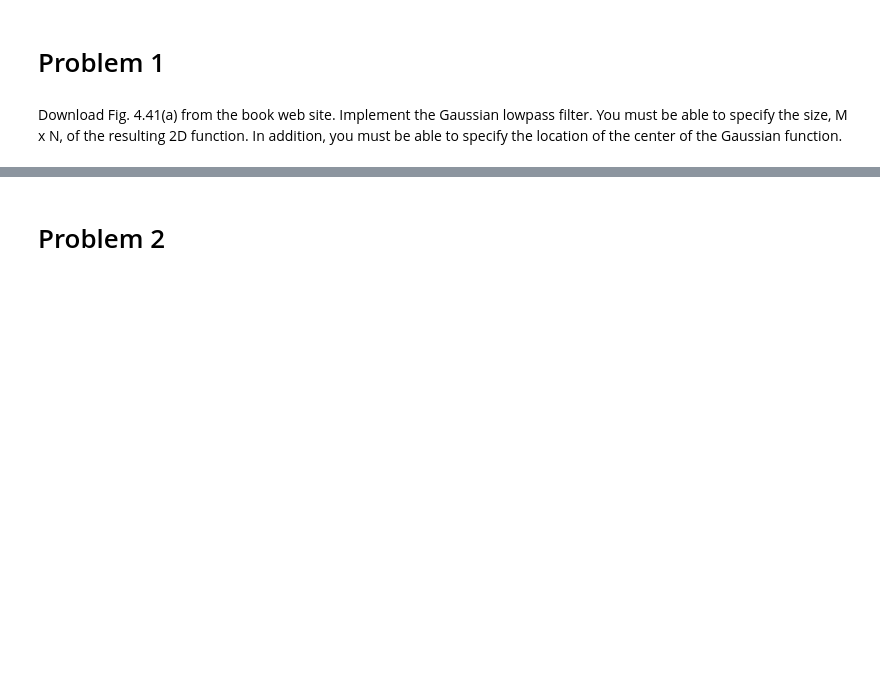
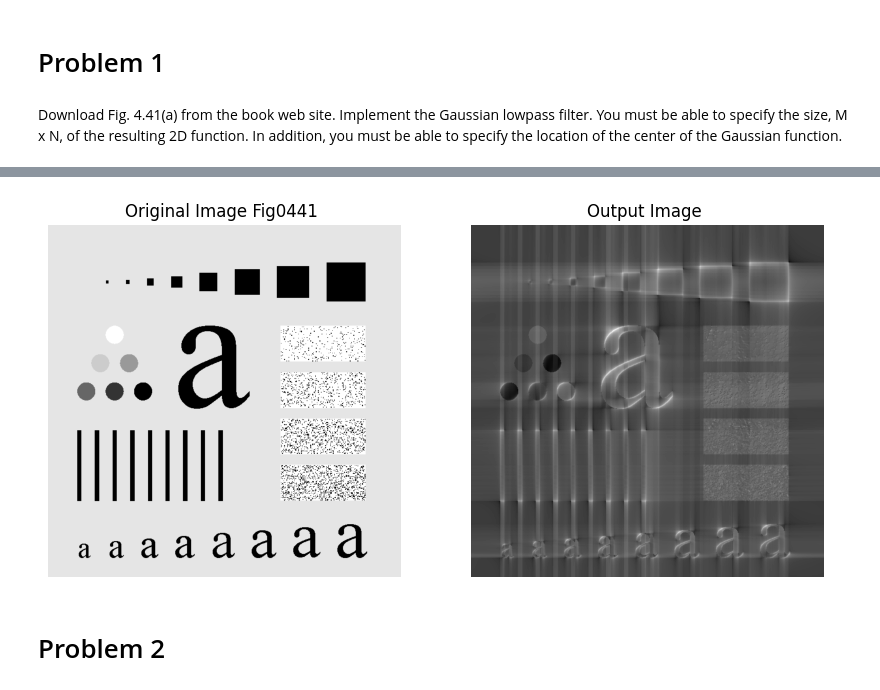
Before and after one commit to Esmtra/Master-s-Degree-Courses, a Jupyter notebook: CSE-617/Assignment2/Assignment2.ipynb, the cells around one changed output, grey strips where cells are left out. Drawn from its saved outputs; the diff is of its cells as text; code cells hidden in the pictures; blank space fills up the shorter version.

```diff
--- a/CSE-617/Assignment2/Assignment2.ipynb
+++ b/CSE-617/Assignment2/Assignment2.ipynb
@@ -109,3 +59,44 @@ location of the center of the Gaussian function.
+# %%
+import cv2
+import matplotlib.pyplot as plt
+
+# Read the image
+image_path = r"./images/Fig0441(a)(characters_test_pattern).tif"
+image = cv2.imread(image_path, cv2.IMREAD_GRAYSCALE)
+
+# Check if the image is loaded correctly
+if image is None:
+    print("Error loading image.")
+else:
+    # Fourier Transform
+    f_transform = np.fft.fft2(image)
+    f_transform_shifted = np.fft.fftshift(f_transform)
+    # Parameters
+    sigma = 20  # Standard deviation
+    # Create Gaussian Lowpass filter
+    gaussian_filter = gaussian_lowpass_filter(image.shape, sigma)
+    # Apply the filter in the frequency domain
+    filtered_f_transform = f_transform_shifted * gaussian_filter
+    filtered_f_transform_shifted_back = np.fft.ifftshift(filtered_f_transform)
+    # Perform inverse Fourier Transform to get the filtered image
+    filtered_image = np.fft.ifft2(filtered_f_transform_shifted_back)
+    filtered_image = np.abs(filtered_image)
+
+
+    # Display the original and filtered images
+    plt.figure(figsize=(10, 5))
+    plt.subplot(1, 2, 1)
+    plt.imshow(image, cmap='gray')
+    plt.title("Original Image Fig0441 ")
+    plt.axis('off')
+    plt.subplot(1, 2, 2)
+    plt.imshow(filtered_image, cmap='gray')
+    plt.title("Output Image ")
+    plt.axis('off')
+
+    plt.show()
+# %% [output]
+[figure, added]
 # %% [markdown]
 # Problem 2
 # %% [markdown]
```
Also changed, not shown: parts of 10 cells of this notebook.
